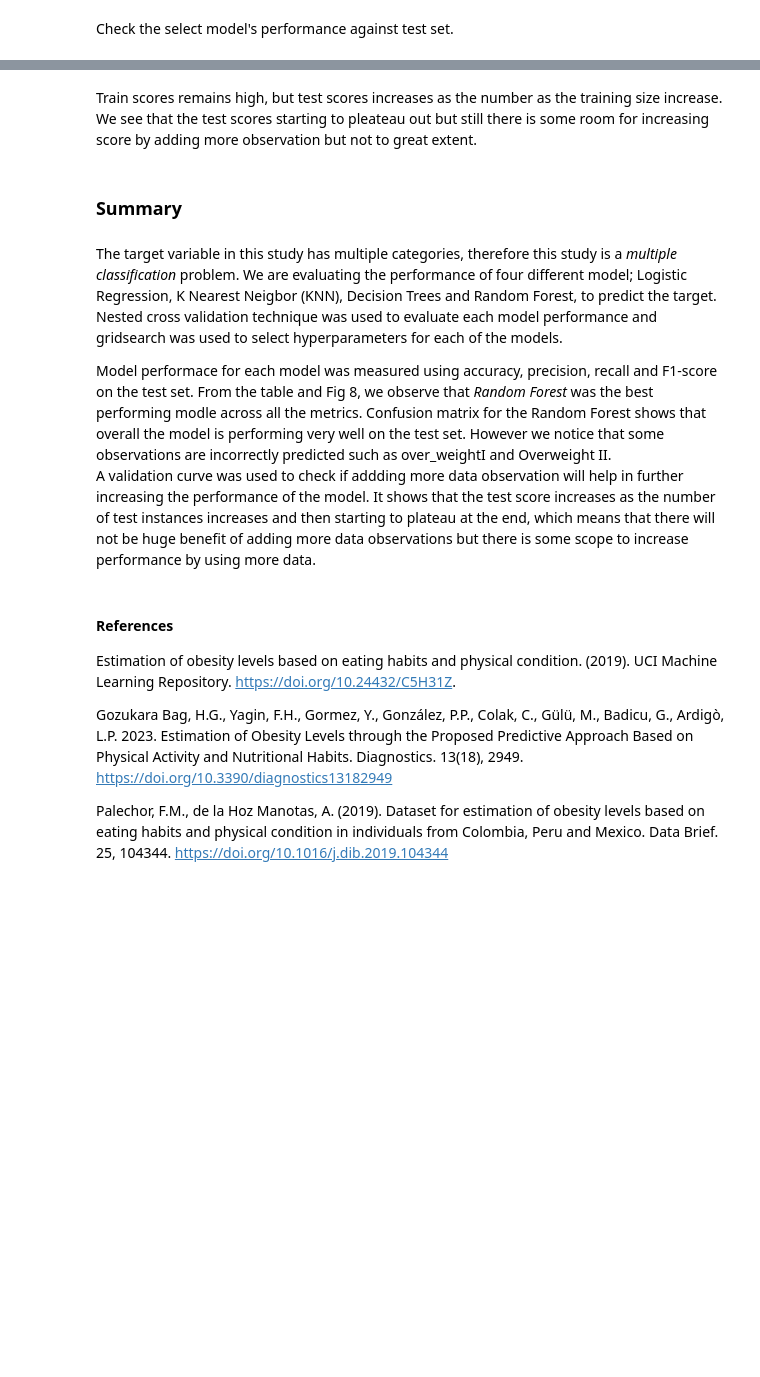
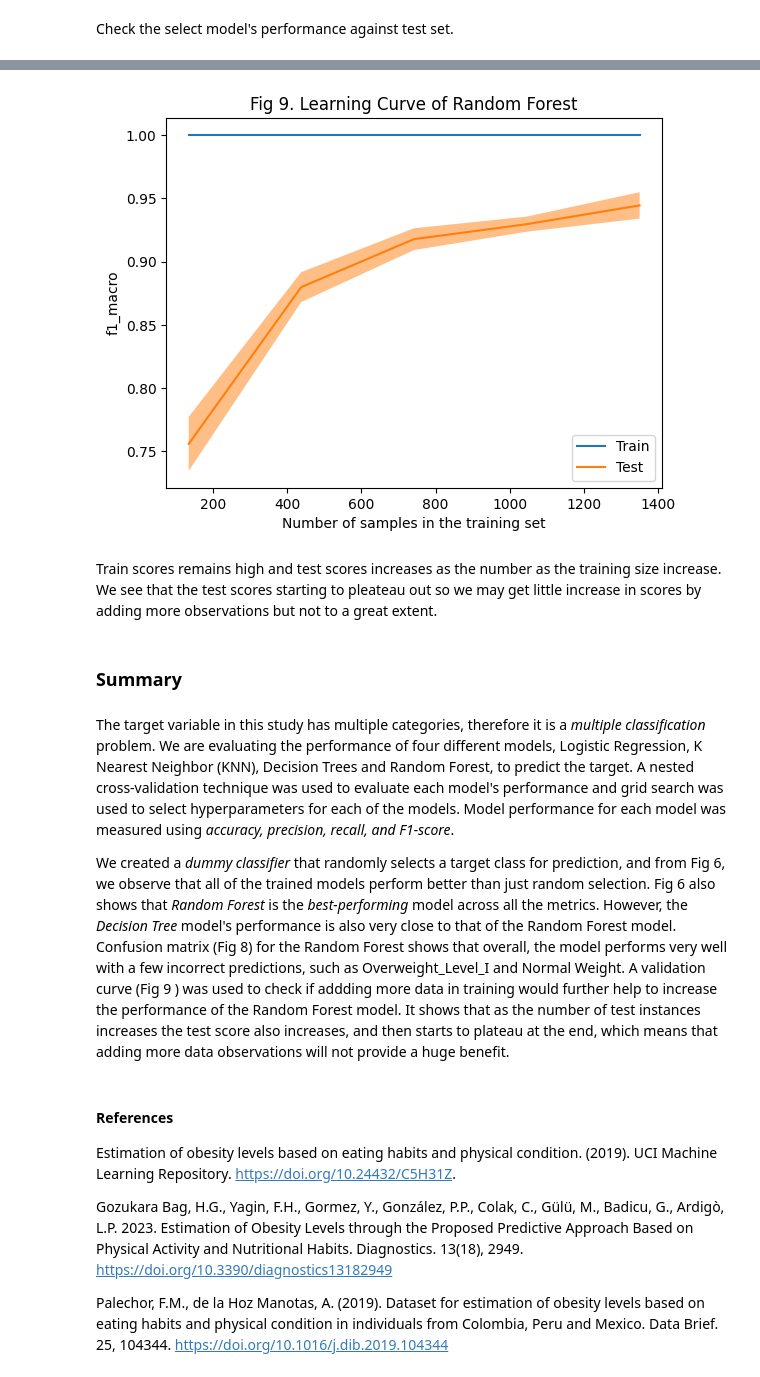
Before and after one commit to biswajit-bellevue/DSC550, a Jupyter notebook: project/SharmaDSC550TermProjectMilestone3.ipynb, the cells around one changed output, grey strips where cells are left out. Saved outputs shown, nothing was run; the diff lists cells and outputs as text; code cells hidden in the pictures; blank space fills up the shorter version.

```diff
--- a/project/SharmaDSC550TermProjectMilestone3.ipynb
+++ b/project/SharmaDSC550TermProjectMilestone3.ipynb
@@ -842,19 +819,22 @@ Lets use the _learning Curve_ to check if the model would benefit from adding mo
 # %%
+# plot learning curve
 LearningCurveDisplay.from_estimator(best_model_rf.best_estimator_,
                                               scaled_features_train,
                                               target_train,
                                               score_name="f1_macro")
-# display.plot()
+plt.title("Fig 9. Learning Curve of Random Forest")
 plt.show()
+# %% [output]
+[figure, added]
 # %% [markdown]
-Train scores remains high, but test scores increases as the number as the training size increase. We see that the test scores starting to pleateau out but still there is some room for increasing score by adding more observation but not to great extent.
+Train scores remains high and test scores increases as the number as the training size increase. We see that the test scores starting to pleateau out so we may get little increase in scores by adding more observations but not to a great extent.
 # %% [markdown]
 ### Summary
 # %% [markdown]
-The target variable in this study has multiple categories, therefore this study is a _multiple classification_ problem. We are evaluating the performance of four different model; Logistic Regression, K Nearest Neigbor (KNN), Decision Trees and Random Forest,  to predict the target. Nested cross validation technique was used to evaluate each model performance and gridsearch was used to select hyperparameters for each of the models.
+The target variable in this study has multiple categories, therefore it is a _multiple classification_ problem. We are evaluating the performance of four different models, Logistic Regression, K Nearest Neighbor (KNN), Decision Trees and Random Forest, to predict the target. A nested cross-validation technique was used to evaluate each model's performance and grid search was used to select hyperparameters for each of the models.
+Model performance for each model was measured using _accuracy, precision, recall, and F1-score_.
 
-Model performace for each model was measured using accuracy, precision, recall and F1-score on the test set. From the table and Fig 8, we observe that _Random Forest_ was the best performing modle across all the metrics. Confusion matrix for the Random Forest shows that overall the model is performing very well on the test set. However we notice that some observations are incorrectly predicted such as over_weightI and Overweight II.
-A validation curve was used to check if addding more data observation will help in further increasing the performance of the model. It shows that the test score increases as the number of test instances increases and then starting to plateau at the end, which means that there will not be huge benefit of adding more data observations but there is some scope to increase performance by using more data.
+We created a _dummy classifier_ that randomly selects a target class for prediction, and from Fig 6, we observe that all of the trained models perform better than just random selection. Fig 6 also shows that _Random Forest_ is the _best-performing_ model across all the metrics. However, the _Decision Tree_ model's performance is also very close to that of the Random Forest model. Confusion matrix (Fig 8) for the Random Forest shows that overall, the model performs very well with a few incorrect predictions, such as Overweight_Level_I and Normal Weight.  A validation curve (Fig 9 ) was used to check if addding more data in training would further help to increase the performance of the Random Forest model. It shows that as the number of test instances increases the test score also increases, and then starts to plateau at the end, which means that adding more data observations will not provide a huge benefit.
 # %% [markdown]
 #### References
 
```
Also changed, not shown: parts of 47 cells of this notebook, 3 other files.
